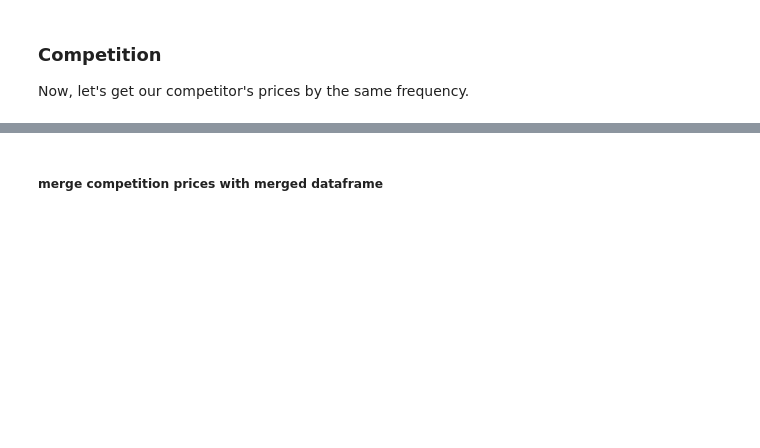
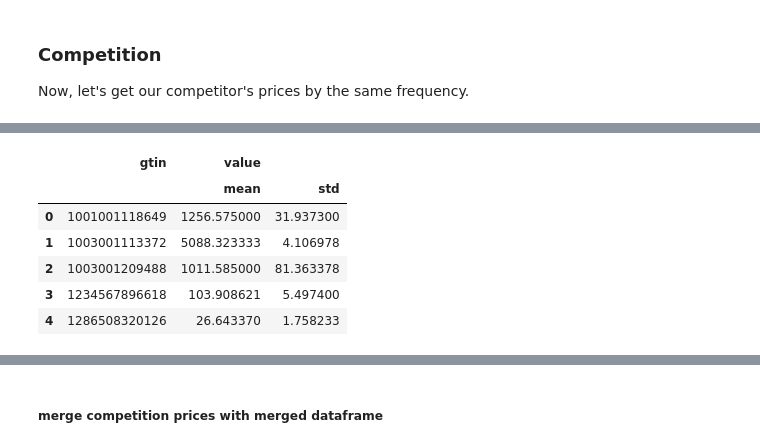
Before and after one commit to ds4a-team4/ETLs, a Jupyter notebook: ETL/ETL-Copy1.ipynb, the cells around one changed output, grey strips where cells are left out. Saved outputs shown, nothing was run; the diff lists cells and outputs as text; code cells hidden in the pictures; blank space fills up the shorter version.

```diff
--- a/ETL/ETL-Copy1.ipynb
+++ b/ETL/ETL-Copy1.ipynb
@@ -242,8 +194,5 @@ Now, let's get our competitor's prices by the same frequency.
 competition = pd.read_csv('data/competition.csv', dtype={'gtin':'str'})
 
 competition['updated_at'] = pd.to_datetime(competition['updated_at'])
-
-# FILTER GTIN
-competition = competition[competition['gtin'] == gtin]
 # %%
 competition.head()
@@ -250,6 +206,3 @@ competition.head()
-# %%
-# filter competition on extremely low and high prices
-std = competition['value'].std()
-mean = competition['value'].mean()
-
-competition = competition[(competition['value']>= mean-3*std) & (competition['value']<= mean+3*std)]
+# %%
+# filter out zero values
+competition = competition[competition['value'] > 0]
@@ -255,0 +211,10 @@ competition = competition[(competition['value']>= mean-3*std) & (competition['va
+# %%
+gr.head()
+# %% [output]
+|  | gtin | value |  |
+|  |  | mean | std |
+| 0 | 1001001118649 | 1256.575000 | 31.937300 |
+| 1 | 1003001113372 | 5088.323333 | 4.106978 |
+| 2 | 1003001209488 | 1011.585000 | 81.363378 |
+| 3 | 1234567896618 | 103.908621 | 5.497400 |
+| 4 | 1286508320126 | 26.643370 | 1.758233 |
```
Also changed, not shown: parts of 25 cells of this notebook, 2 other files.
